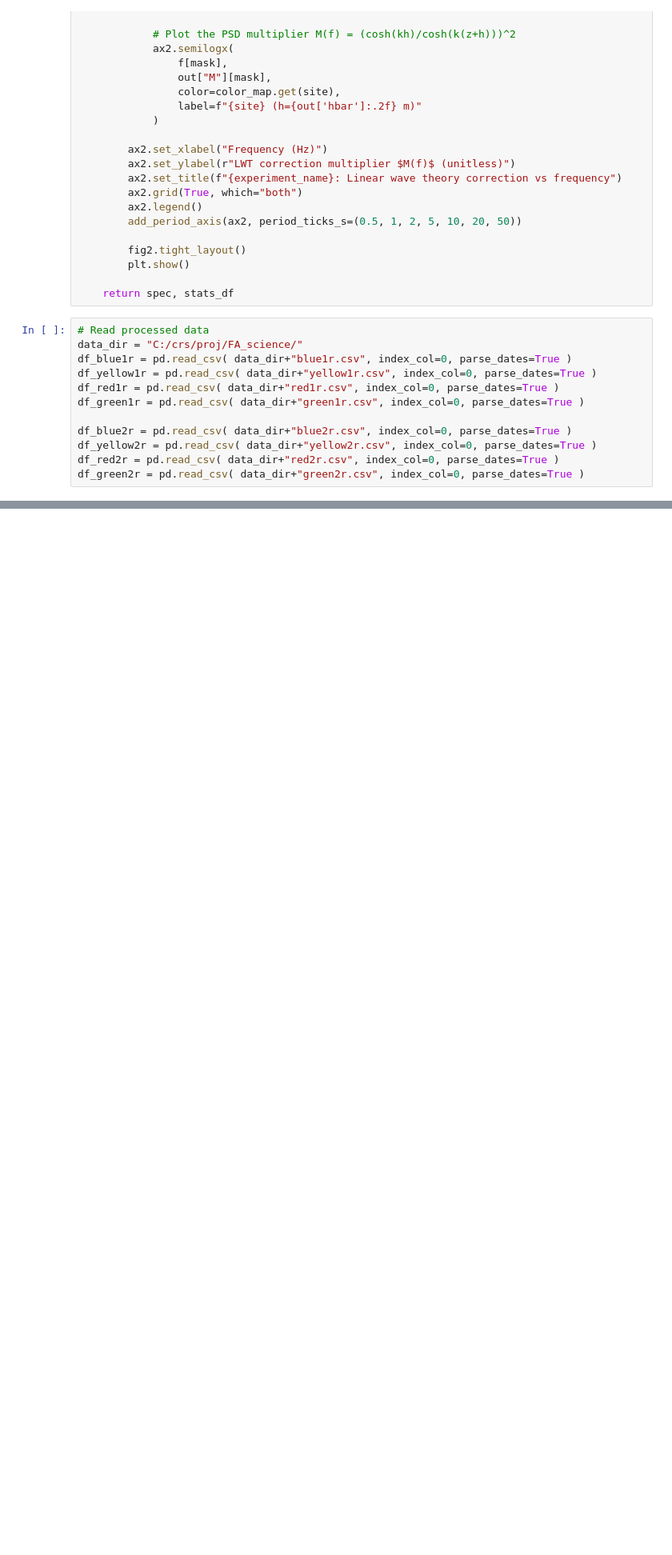
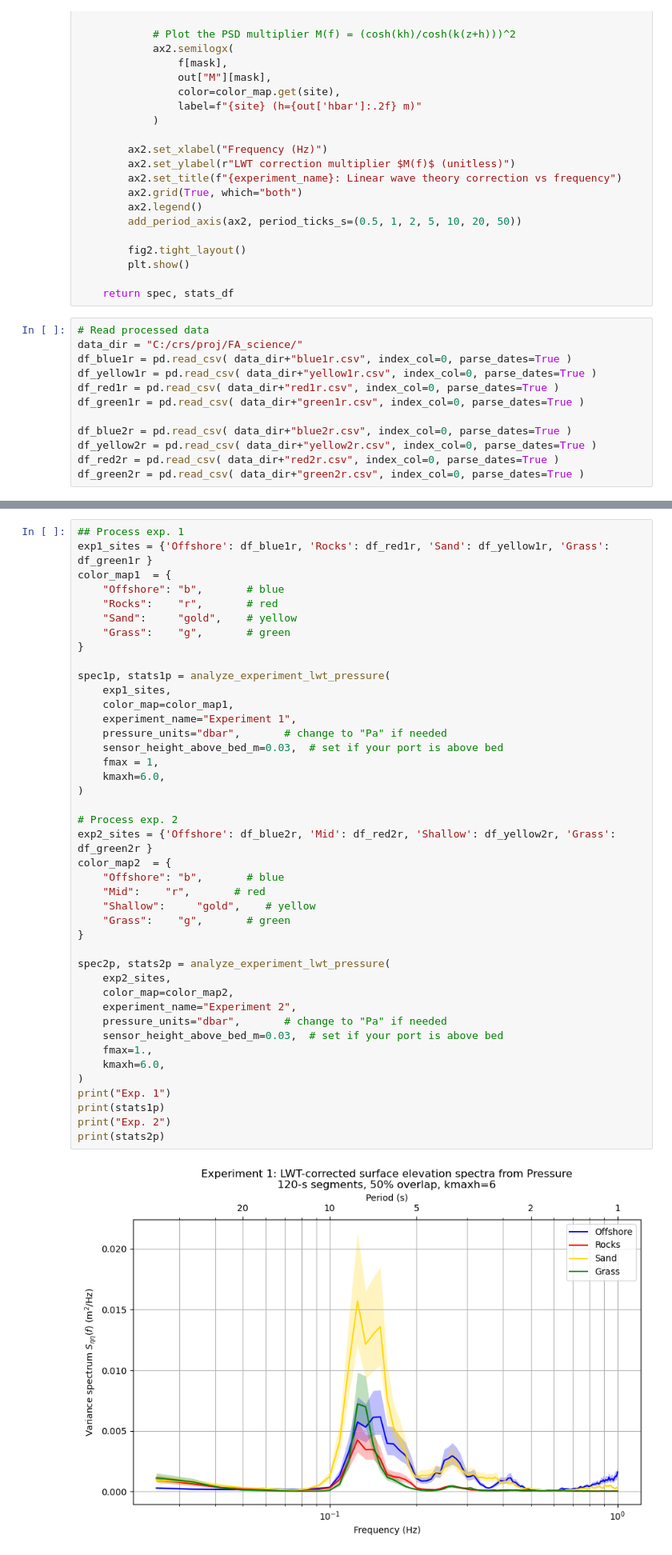
Before and after one commit to csherwood-usgs/FA_science, a Jupyter notebook: lwt_spectra.ipynb, the cells around one changed output, grey strips where cells are left out. Shown at 80% size. Saved outputs shown, nothing was run; the diff lists cells and outputs as text; blank space fills up the shorter version.

```diff
--- a/lwt_spectra.ipynb
+++ b/lwt_spectra.ipynb
@@ -353,0 +316,44 @@ stats2p
+# %%
+## Process exp. 1
+exp1_sites = {'Offshore': df_blue1r, 'Rocks': df_red1r, 'Sand': df_yellow1r, 'Grass': df_green1r }
+color_map1  = {
+    "Offshore": "b",       # blue
+    "Rocks":    "r",       # red
+    "Sand":     "gold",    # yellow
+    "Grass":    "g",       # green
+}
+
+spec1p, stats1p = analyze_experiment_lwt_pressure(
+    exp1_sites,
+    color_map=color_map1,
+    experiment_name="Experiment 1",
+    pressure_units="dbar",       # change to "Pa" if needed
+    sensor_height_above_bed_m=0.03,  # set if your port is above bed
+    fmax = 1,
+    kmaxh=6.0,
+)
+
+# Process exp. 2
+exp2_sites = {'Offshore': df_blue2r, 'Mid': df_red2r, 'Shallow': df_yellow2r, 'Grass': df_green2r }
+color_map2  = {
+    "Offshore": "b",       # blue
+    "Mid":    "r",       # red
+    "Shallow":     "gold",    # yellow
+    "Grass":    "g",       # green
+}
+
+spec2p, stats2p = analyze_experiment_lwt_pressure(
+    exp2_sites,
+    color_map=color_map2,
+    experiment_name="Experiment 2",
+    pressure_units="dbar",       # change to "Pa" if needed
+    sensor_height_above_bed_m=0.03,  # set if your port is above bed
+    fmax=1.,
+    kmaxh=6.0,
+)
+print("Exp. 1")
+print(stats1p)
+print("Exp. 2")
+print(stats2p)
+# %% [output]
+[figure, added]
```
Also changed, not shown: parts of 2 cells of this notebook, 2 other files.
